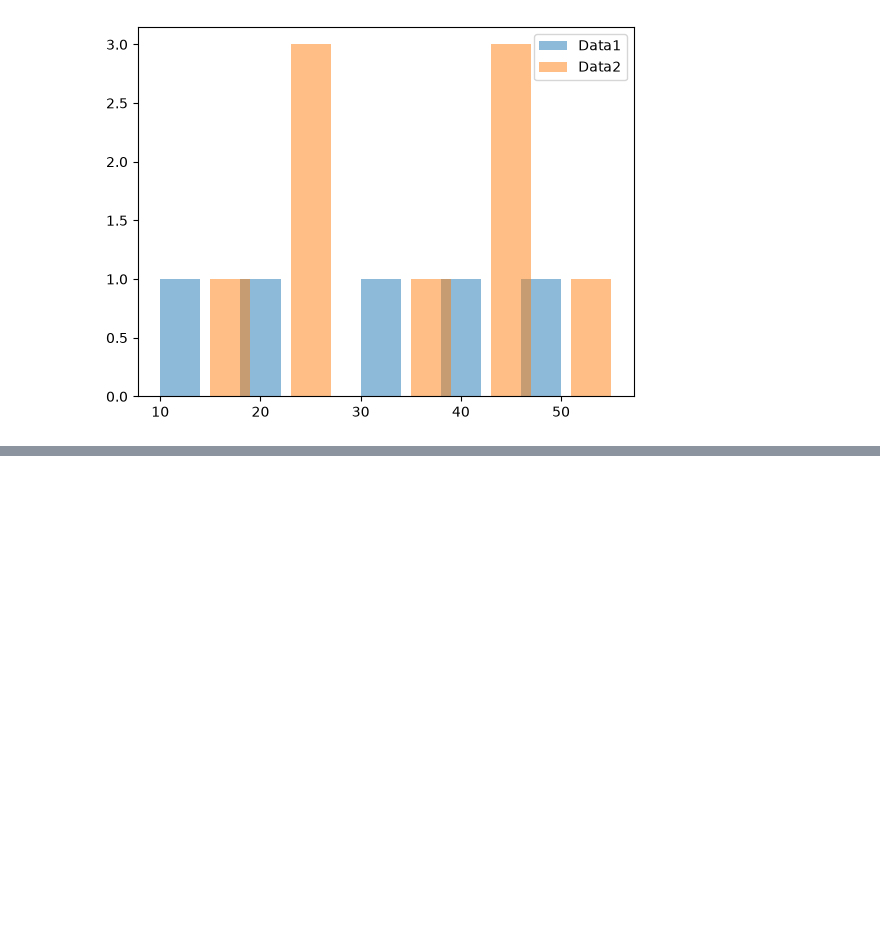
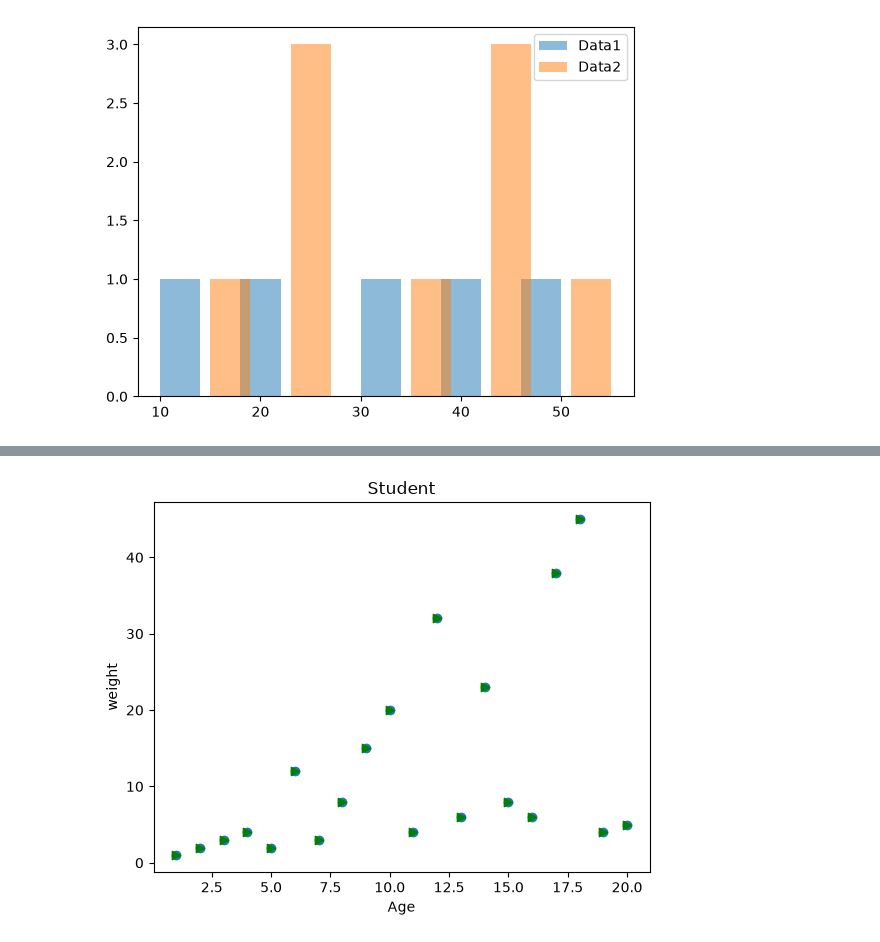
Before and after one commit to ankit-kr-maurya-82/Data-Science, a Jupyter notebook: day9.ipynb, the cells around one changed output, grey strips where cells are left out. Cells and saved outputs as stored; diff of their text form; code cells hidden in the pictures; blank space fills up the shorter version.

```diff
--- a/day9.ipynb
+++ b/day9.ipynb
@@ -230,0 +266,17 @@ jat.show()
+# %%
+# Scatter Plot
+x=[1,2,3,4,5,6,7,8,9,10,11,12,13,14,15,16,17,18,19,20]
+y=[1,2,3,4,2,12,3,8,15,20,4,32,6,23,8,6,38,45,4,5]
+jat.scatter(x,y)
+jat.xlabel("Age")
+jat.ylabel("weight")
+jat.title("Student")
+jat.scatter(
+    x,
+    y,
+    color="green",
+    marker=">"
+)
+jat.show()
+# %% [output]
+[figure, added]
```
Also changed, not shown: parts of 3 cells of this notebook.
